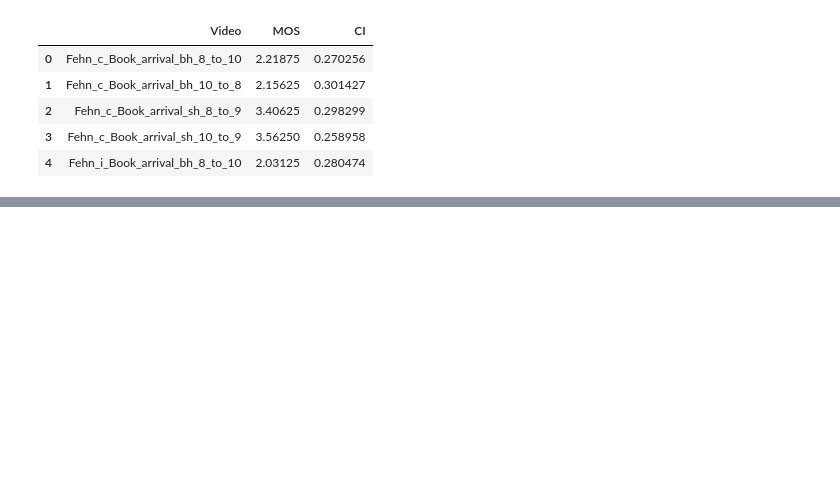
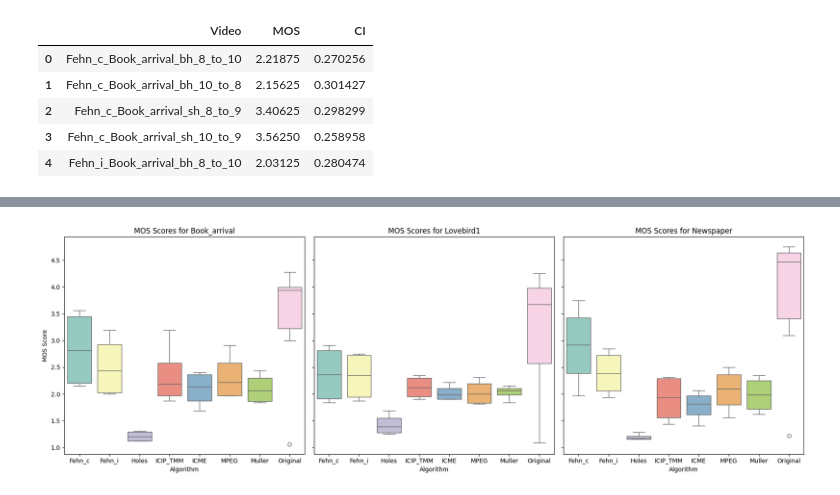
Before and after one commit to marrryzebwjq/Quality-of-Experience, a Jupyter notebook: project.ipynb, the cells around one changed output, grey strips where cells are left out. Drawn from its saved outputs; the diff is of its cells as text; code cells hidden in the pictures; blank space fills up the shorter version.

```diff
--- a/project.ipynb
+++ b/project.ipynb
@@ -70,0 +66,18 @@ print(df_videos)
+# %%
+#do the same but for each video_id and put them in a subplot all aligned horizontally
+video_ids = df_videos["Video_ID"].unique()
+fig, axes = plt.subplots(1, len(video_ids), figsize=(18,6), sharey=True)
+for i, video_id in enumerate(video_ids):
+    ax = axes[i]
+    subset = df_videos[df_videos["Video_ID"] == video_id]
+    sns.boxplot(x="Algo", y="MOS", data=subset, hue="Algo", palette="Set3", ax=ax, legend=False)
+    ax.set_title(f"MOS Scores for {video_id}")
+    ax.set_xlabel("Algorithm")
+    if i == 0:
+        ax.set_ylabel("MOS Score")
+    else:
+        ax.set_ylabel("")
+plt.tight_layout()
+plt.show()
+# %% [output]
+[figure, added]
```
Also changed, not shown: parts of 6 cells of this notebook.
